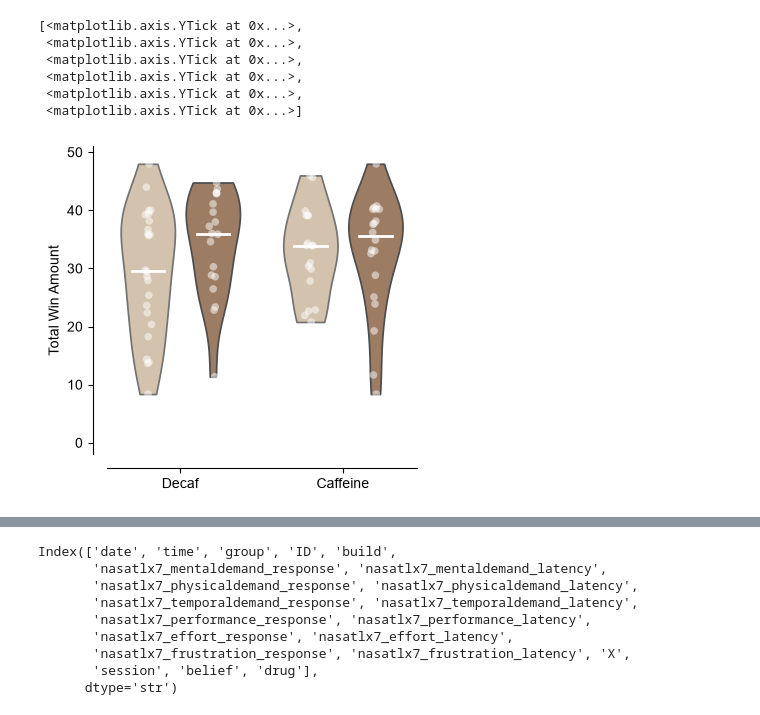
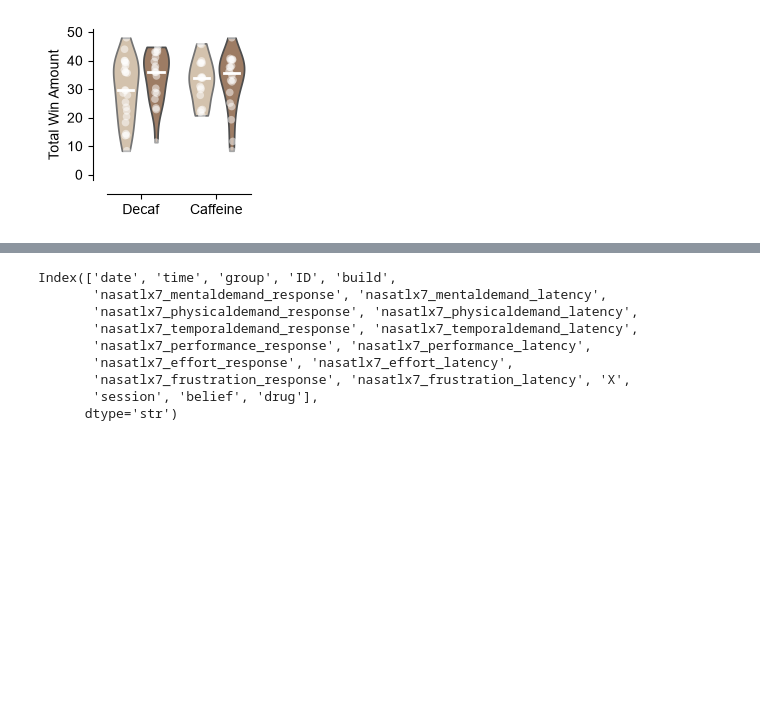
Before and after one commit to jaimemcc/energy-drink, a Jupyter notebook: scripts/trondheim_figs.ipynb, the cells around one changed output, grey strips where cells are left out. Drawn from its saved outputs; the diff is of its cells as text; code cells hidden in the pictures; blank space fills up the shorter version.

```diff
--- a/scripts/trondheim_figs.ipynb
+++ b/scripts/trondheim_figs.ipynb
@@ -13,6 +14,7 @@ import pyreadr
 mpl.rcParams["font.family"] = "Arial"
 # %%
 DATAFOLDER = Path("../data")
+FIGSFOLDER = Path("../figs/panels/trondheim_figs")
 
 result = pyreadr.read_r(DATAFOLDER / "study2_ntnu" / "data" / "coged_ntnu.rds")  # also works for RData
 df = result[None]  # extract the pandas data frame from the returned dictionary
@@ -38,5 +60,6 @@ Index(['X', 'ID', 'script.startdate', 'script.starttime', 'script.subjectid',
 # %%
-f, ax = plt.subplots(figsize=(4, 4))
+f, ax = plt.subplots(figsize=(2.4, 2.4),
+                     gridspec_kw={"left": 0.3, "bottom": 0.25})
 
 session1_decaf_decaf = df.query("belief == 'decaf' and drug == 'decaf' and session == 'session1'")["aveIP"]
 session1_decaf_caf = df.query("belief == 'decaf' and drug == 'caffeine' and session == 'session1'")["aveIP"]
@@ -85,4 +108,6 @@ make_violinplot(ax, yvals=[session1_decaf_decaf,
 ax.set_ylabel("Average Indifference Point")
 ax.set_ylim(-0.05, 1.65)
 ax.set_yticks([0, 0.5, 1, 1.5])
+
+save_figure_atomic(f, "session1_AIP", FIGSFOLDER)
 # %% [output]
@@ -173,28 +187,25 @@ ax.set_yticks([-2, 0, 2, 4, 6, 8])
 # %%
-f, ax = plt.subplots(figsize=(4, 4))
+f, ax = plt.subplots(figsize=(2.4, 2.4),
+                     gridspec_kw={"left": 0.3, "bottom": 0.25})
 
 column_to_plot = "values.winAmountTotal"
 
 session1_decaf_decaf = df.query("belief == 'decaf' and drug == 'decaf' and session == 'session1'")[column_to_plot]
 session1_decaf_caf = df.query("belief == 'decaf' and drug == 'caffeine' and session == 'session1'")[column_to_plot]
 session1_caf_decaf = df.query("belief == 'caffeine' and drug == 'decaf' and session == 'session1'")[column_to_plot]
 session1_caf_caf = df.query("belief == 'caffeine' and drug == 'caffeine' and session == 'session1'")[column_to_plot]
 
 make_violinplot(ax, yvals=[session1_decaf_decaf,
                            session1_decaf_caf,
                             session1_caf_decaf,
                             session1_caf_caf],
                     colors=colors,
                     median_width=median_width)
 ax.set_ylabel("Total Win Amount")
 ax.set_ylim(-2, 51)
 ax.set_yticks([0, 10, 20, 30, 40, 50])
+
+save_figure_atomic(f, "session1_winamount", FIGSFOLDER)
 # %% [output]
-[<matplotlib.axis.YTick at 0x...>,
- <matplotlib.axis.YTick at 0x...>,
- <matplotlib.axis.YTick at 0x...>,
- <matplotlib.axis.YTick at 0x...>,
- <matplotlib.axis.YTick at 0x...>,
- <matplotlib.axis.YTick at 0x...>]
-[figure, old version]
+[figure, new version]
 # %%
```
Also changed, not shown: parts of 9 cells of this notebook, 10 other files.
